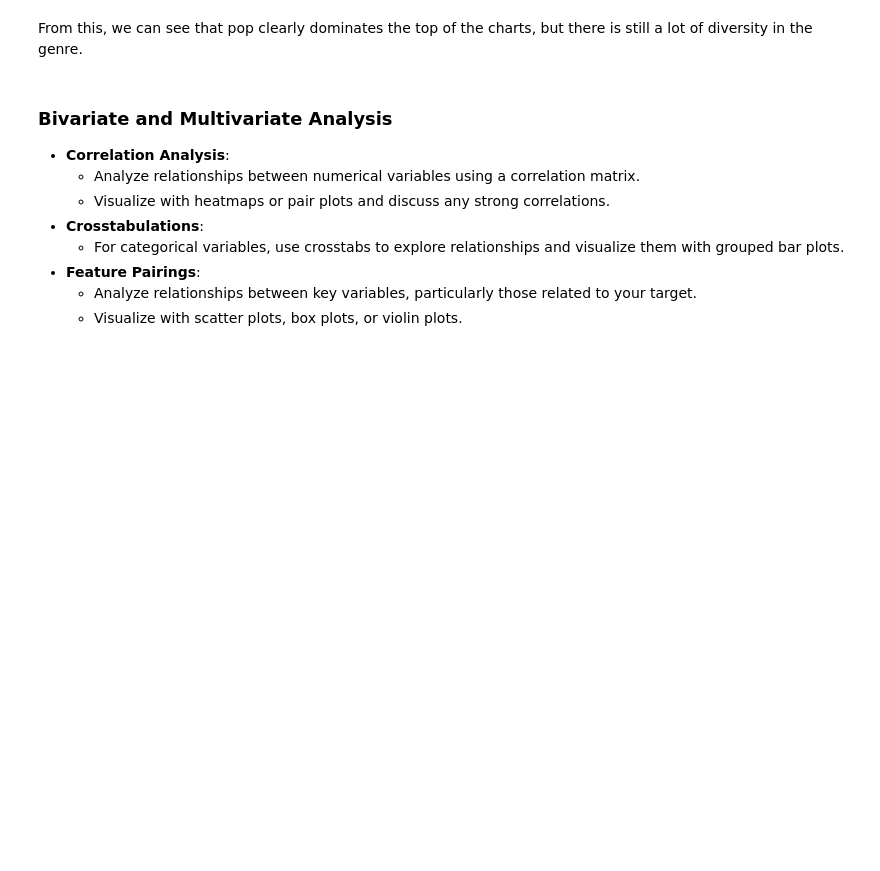
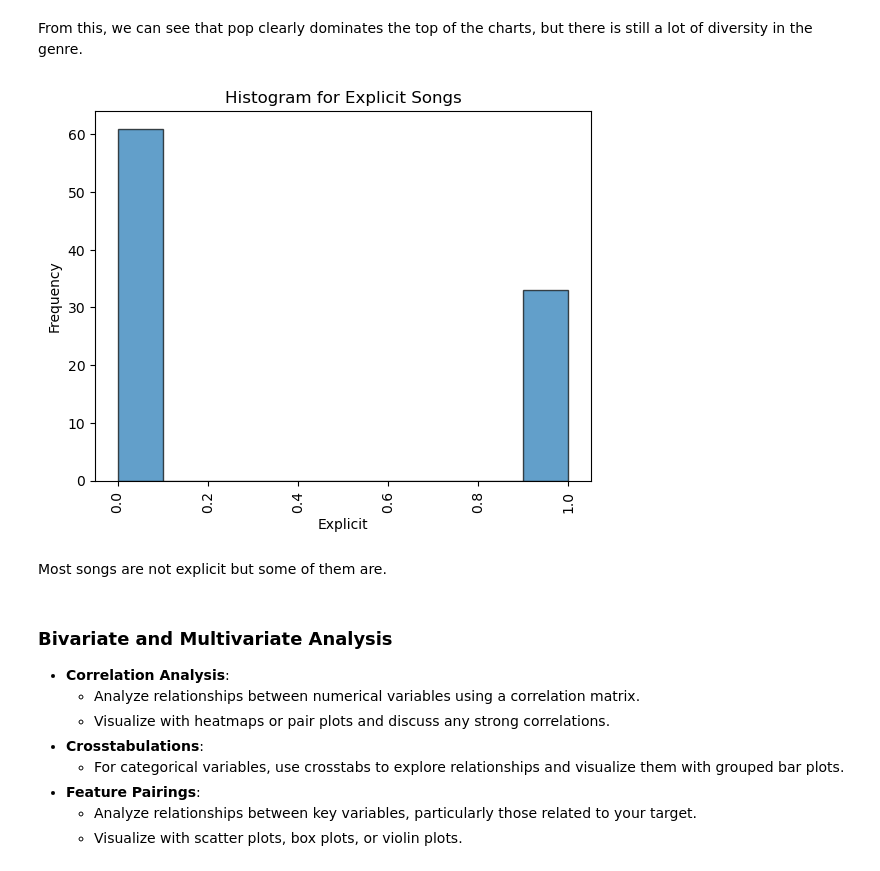
Before and after one commit to satomitheito/Spotify-Song-Analysis, a Jupyter notebook: technical-details/eda/main.ipynb, the cells around one changed output. Cells and saved outputs as stored; diff of their text form; code cells hidden in the pictures; blank space fills up the shorter version.

```diff
--- a/technical-details/eda/main.ipynb
+++ b/technical-details/eda/main.ipynb
@@ -215,6 +215,17 @@ plt.show()
 [figure]
 # %% [markdown]
 From this, we can see that pop clearly dominates the top of the charts, but there is still a lot of diversity in the genre.
+# %%
+plt.hist(df_cl['Explicit'].astype(int), edgecolor='black', alpha=0.7)
+plt.title(f"Histogram for Explicit Songs")
+plt.xlabel("Explicit")
+plt.ylabel("Frequency")
+plt.xticks(rotation=90)
+plt.show()
+# %% [output]
+[figure, added]
+# %% [markdown]
+Most songs are not explicit but some of them are.
 # %% [markdown]
 ### Bivariate and Multivariate Analysis
 
```
Also changed, not shown: parts of 13 cells of this notebook, 4 other files.
